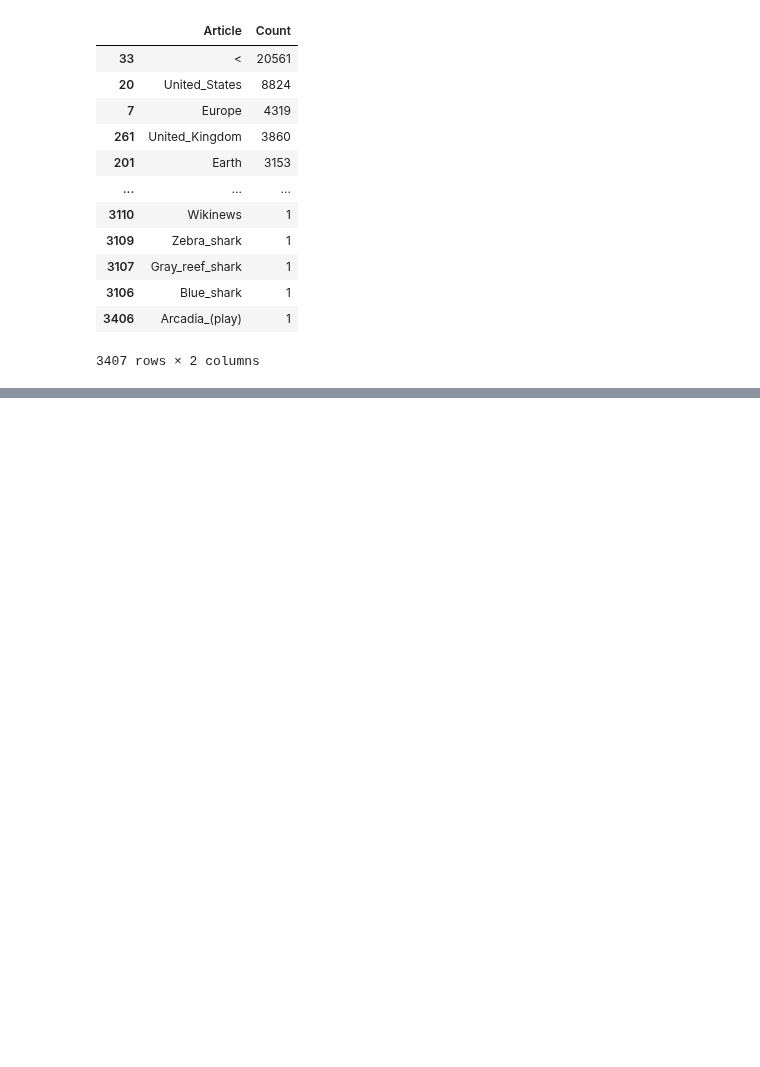
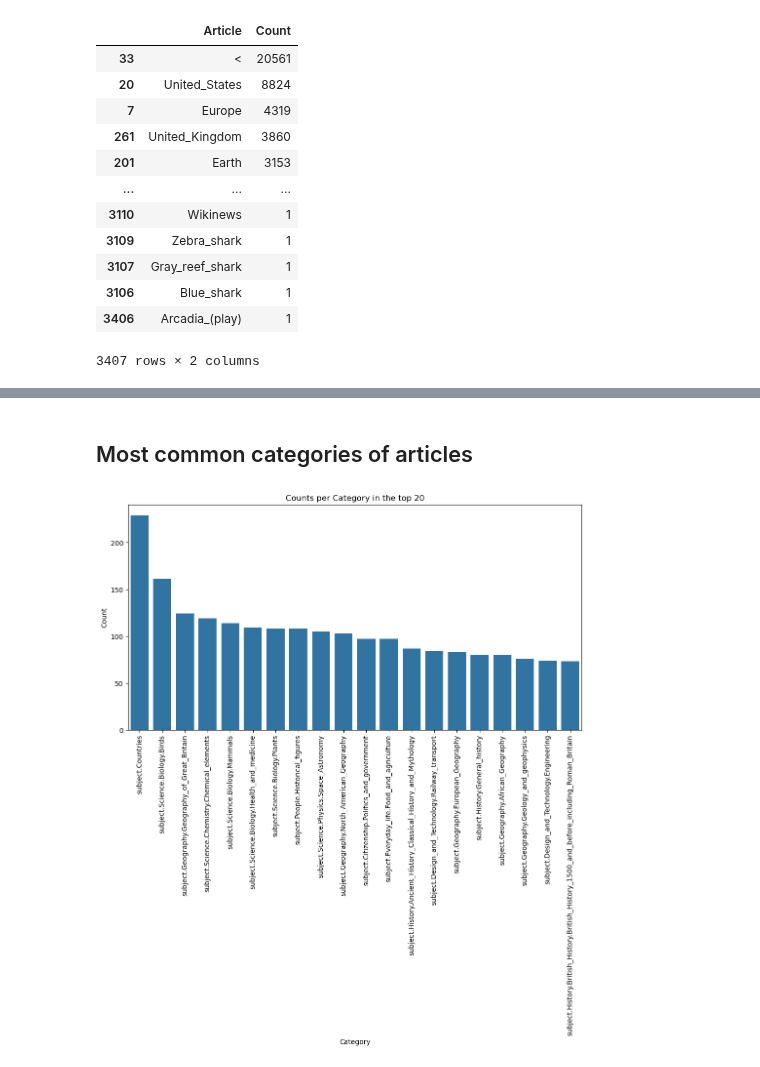
Before and after one commit to epfl-ada/ada-2024-project-adaholiks, a Jupyter notebook: data_to_dataframe_osc.ipynb, the cells around one changed output, grey strips where cells are left out. Cells and saved outputs as stored; diff of their text form; code cells hidden in the pictures; blank space fills up the shorter version.

```diff
--- a/data_to_dataframe_osc.ipynb
+++ b/data_to_dataframe_osc.ipynb
@@ -341,0 +358,29 @@ article_counts_df
+# %% [markdown]
+## Most common categories of articles
+# %%
+import pandas as pd
+import matplotlib.pyplot as plt
+import seaborn as sns
+
+# Assuming `article_dataframe` is already loaded and `category` is a list column
+
+# Step 1: Process the `category` column to get counts of each category
+
+# Explode the list of categories into individual rows for counting
+categories_exploded = article_dataframe.explode('category')
+
+# Count the frequency of each unique category
+category_counts = categories_exploded['category'].value_counts()
+
+top_20_categories = category_counts.head(20)
+
+# Plotting the category distribution
+plt.figure(figsize=(12, 6))
+sns.barplot(x=top_20_categories.index, y=top_20_categories.values)
+plt.xticks(rotation=90)
+plt.title("Counts per Category in the top 20")
+plt.xlabel("Category")
+plt.ylabel("Count")
+plt.show()
+# %% [output]
+[figure, added]
```
Also changed, not shown: parts of 11 cells of this notebook, 1 other file.
